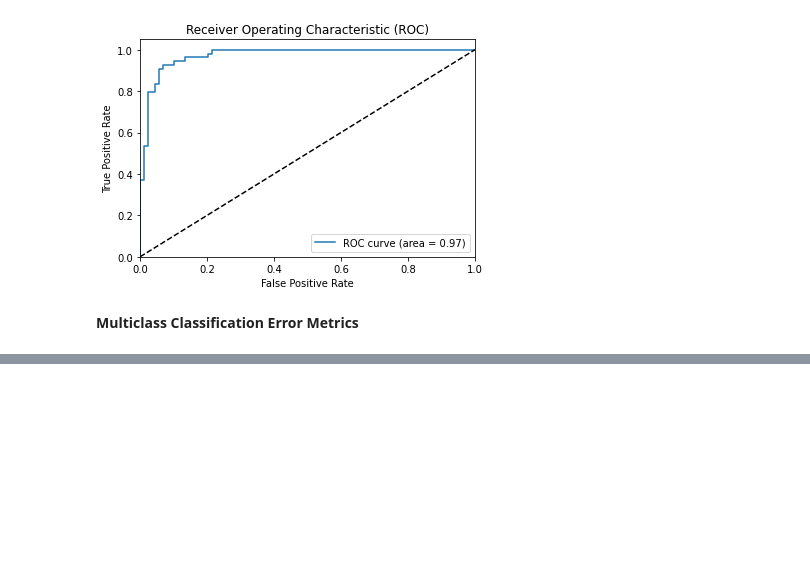
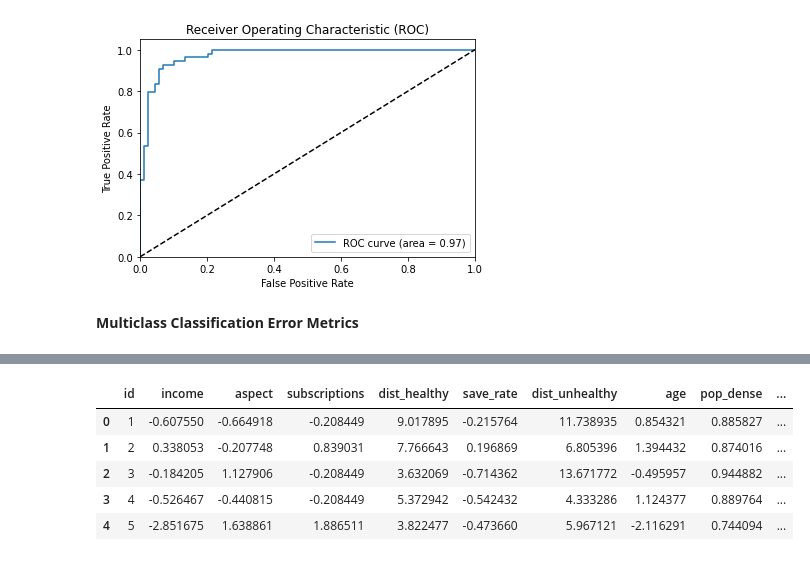
Before and after one commit to PorasS/AI, a Jupyter notebook: MulticlassClassiROCAUC.ipynb, the cells around one changed output, grey strips where cells are left out. Saved outputs shown, nothing was run; the diff lists cells and outputs as text; code cells hidden in the pictures; blank space fills up the shorter version.

```diff
--- a/MulticlassClassiROCAUC.ipynb
+++ b/MulticlassClassiROCAUC.ipynb
@@ -158,0 +206,16 @@ plot_roc(pred,y_test)
+# %%
+# Standardize ranges
+df['income'] = zscore(df['income'])
+df['aspect'] = zscore(df['aspect'])
+df['save_rate'] = zscore(df['save_rate'])
+df['age'] = zscore(df['age'])
+df['subscriptions'] = zscore(df['subscriptions'])
+
+display(df[0:5])
+# %% [output]
+|  | id | income | aspect | subscriptions | dist_healthy | save_rate | dist_unhealthy | age | pop_dense | ... |
+| 0 | 1 | -0.607550 | -0.664918 | -0.208449 | 9.017895 | -0.215764 | 11.738935 | 0.854321 | 0.885827 | ... |
+| 1 | 2 | 0.338053 | -0.207748 | 0.839031 | 7.766643 | 0.196869 | 6.805396 | 1.394432 | 0.874016 | ... |
+| 2 | 3 | -0.184205 | 1.127906 | -0.208449 | 3.632069 | -0.714362 | 13.671772 | -0.495957 | 0.944882 | ... |
+| 3 | 4 | -0.526467 | -0.440815 | -0.208449 | 5.372942 | -0.542432 | 4.333286 | 1.124377 | 0.889764 | ... |
+| 4 | 5 | -2.851675 | 1.638861 | 1.886511 | 3.822477 | -0.473660 | 5.967121 | -2.116291 | 0.744094 | ... |
```
Also changed, not shown: parts of 7 cells of this notebook.
